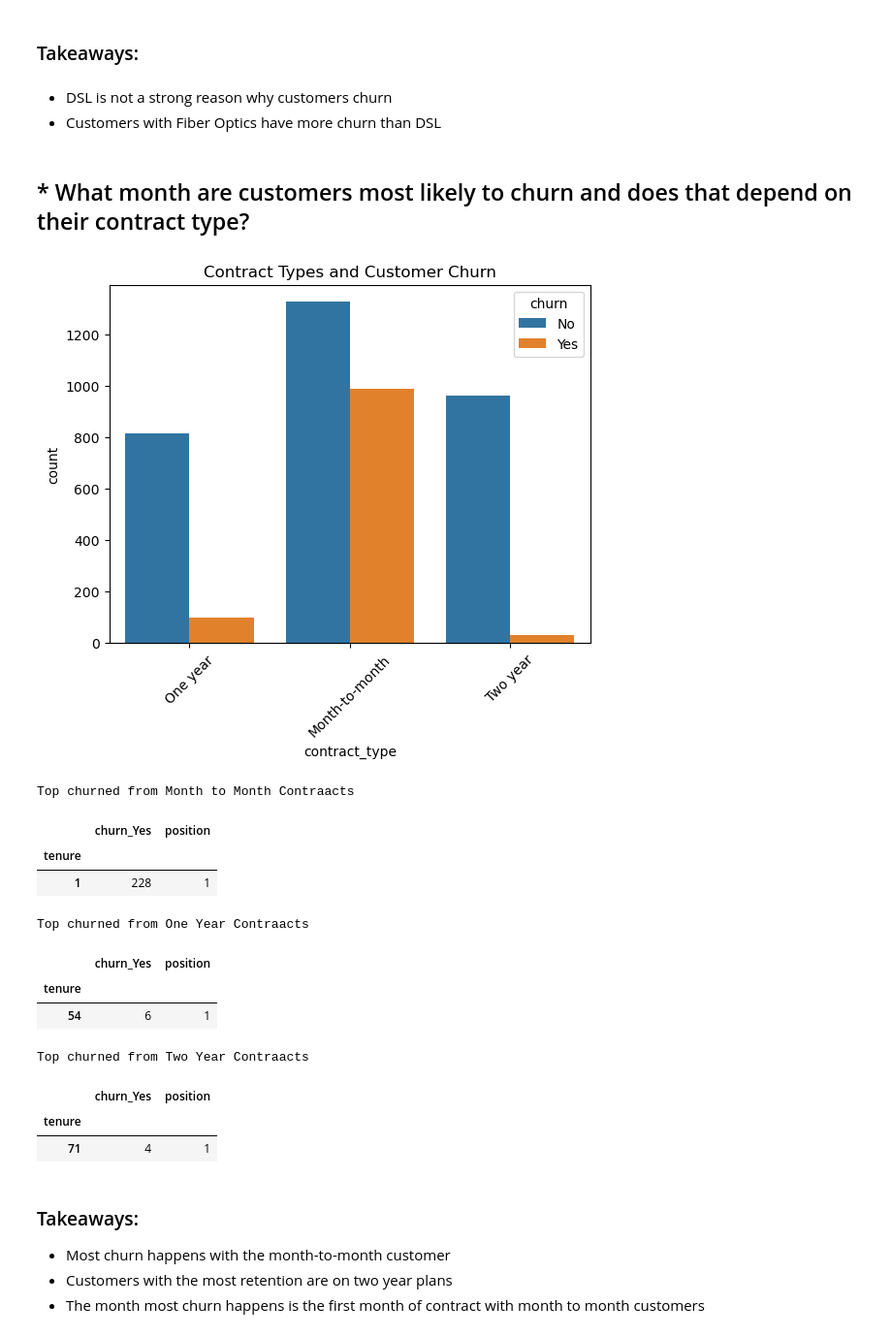
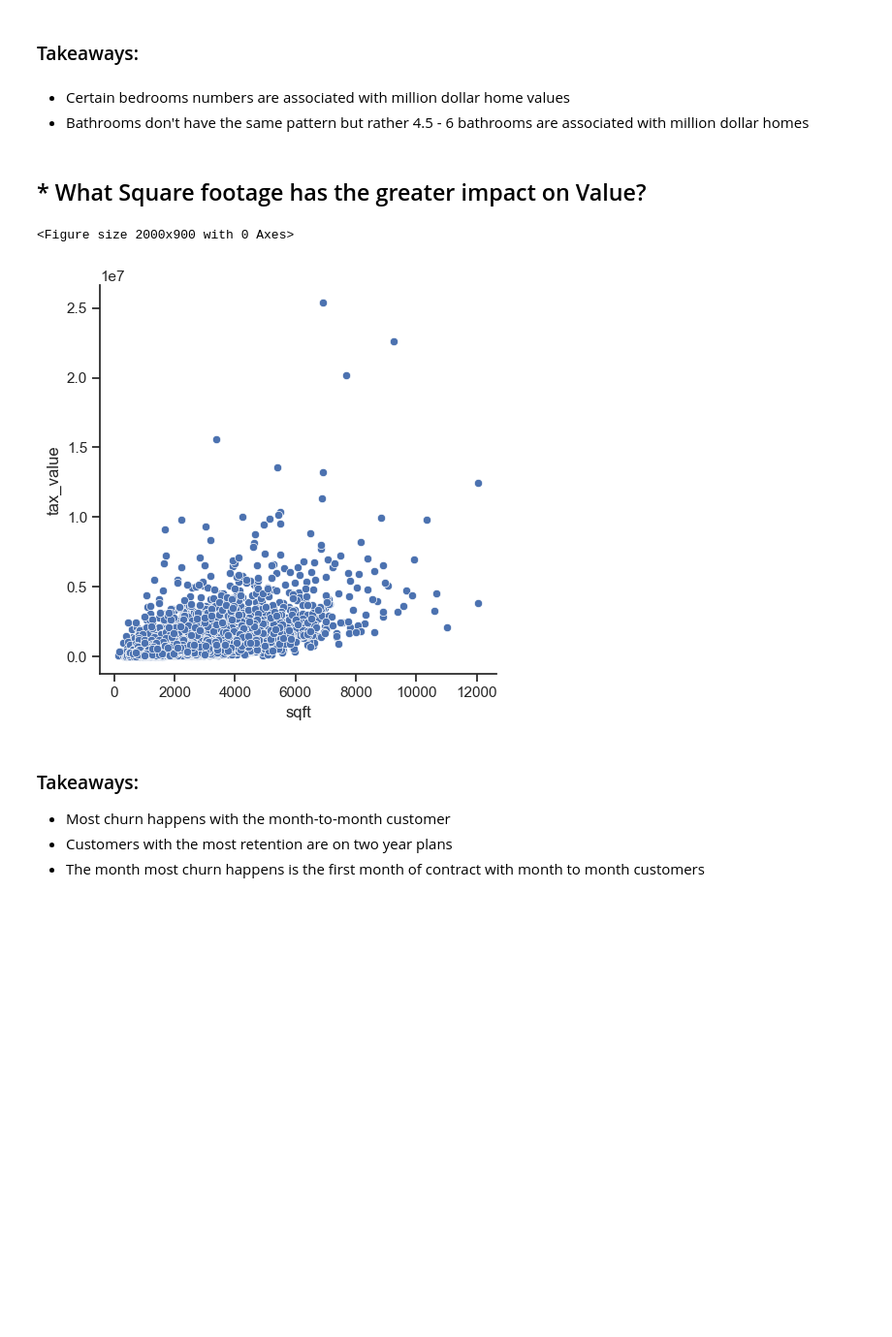
Before and after one commit to mannievilla/predicting-property-values, a Jupyter notebook: Final_Report.ipynb, the cells around one changed output. Shown at 97% size. Saved outputs shown, nothing was run; the diff lists cells and outputs as text; code cells hidden in the pictures; blank space fills up the shorter version.

```diff
--- a/Final_Report.ipynb
+++ b/Final_Report.ipynb
@@ -43,10 +43,10 @@ warnings.filterwarnings("ignore")
 * Outliers have not been removed for this iteration of the project
 # %%
 # used my wrangle function that acquires, preps and cleans the data
-df = wrangle_telco_data()
+df = wrangle.wrangle_zillow()
 
 # splits data train, validate, test
-train, validate, test = split_telco_data(df)
+train, validate, test = wrangle.split_clean_zillow()
 # %% [markdown]
 # Data At a Glance
 # %%
@@ -83,26 +107,15 @@ dsl_v_churn()
 # %% [markdown]
 ### Takeaways:
 # %% [markdown]
-* DSL is not a strong reason why customers churn
-* Customers with Fiber Optics have more churn than DSL
+* Certain bedrooms numbers are associated with million dollar home values
+* Bathrooms don't have the same pattern but rather 4.5 - 6 bathrooms are associated with million dollar homes
 # %% [markdown]
-## * What month are customers most likely to churn and does that depend on their contract type?
+## * What Square footage has the greater impact on Value?
 # %%
-contract_type_v_churn()
+relplot_var(train)
 # %% [output]
+<Figure size 2000x900 with 0 Axes>
-[figure, old version]
+[figure, new version]
-Top churned from Month to Month Contraacts
-|  | churn_Yes | position |
-| tenure |  |  |
-| 1 | 228 | 1 |
-Top churned from One Year Contraacts
-|  | churn_Yes | position |
-| tenure |  |  |
-| 54 | 6 | 1 |
-Top churned from Two Year Contraacts
-|  | churn_Yes | position |
-| tenure |  |  |
-| 71 | 4 | 1 |
 # %% [markdown]
 ### Takeaways:
 * Most churn happens with the month-to-month customer
```
Also changed, not shown: parts of 41 cells of this notebook, 2 other files.
